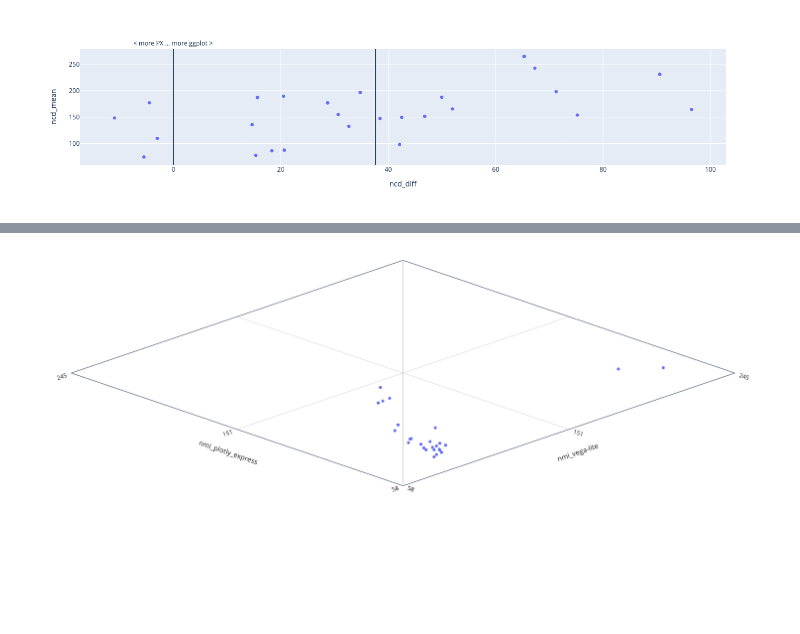
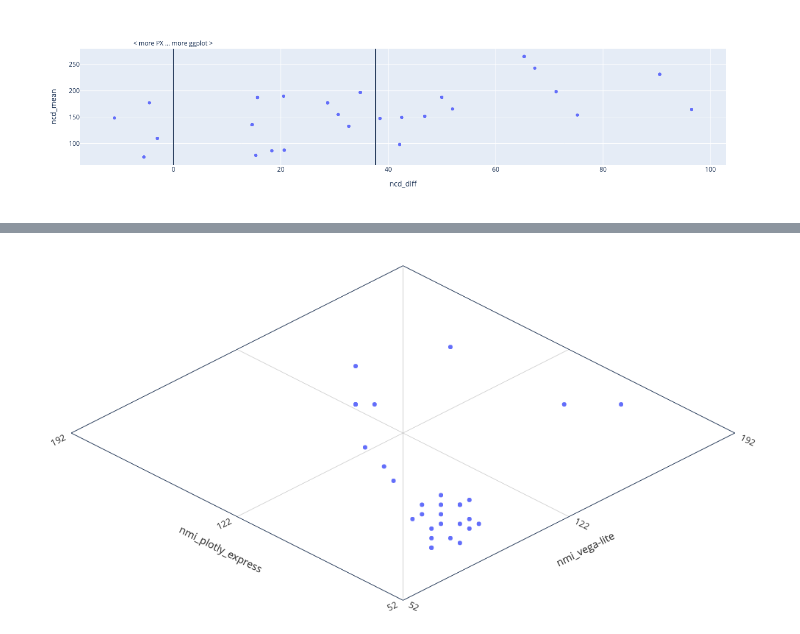
Before and after one commit to notascope/notascope, a Jupyter notebook: notebooks/compare_scatter.ipynb, the cells around one changed output, grey strips where cells are left out. Cells and saved outputs as stored; diff of their text form; code cells hidden in the pictures; blank space fills up the shorter version.

```diff
--- a/notebooks/compare_scatter.ipynb
+++ b/notebooks/compare_scatter.ipynb
@@ -128,40 +128,41 @@ def cross_notation_figure(study, notation, distance, notation2, distance2, from_
         x += "_" + notation
         y += "_" + notation2
 
-    merged = merged.groupby("from_slug").mean([x,y]).reset_index()
-    merged["selected"] = (merged["from_slug"] == from_slug) | (merged["from_slug"] == to_slug)
+    merged = merged.groupby("from_slug").median([x,y]).reset_index()
+    #merged["selected"] = (merged["from_slug"] == from_slug) | (merged["from_slug"] == to_slug)
 
     mn = min(merged[x].min(), merged[y].min())
     mx = max(merged[x].max(), merged[y].max())
     s = 0.1 * (mx - mn)
     mx += s
     mn -= s
     md = (mn+mx)/2
     md = round(md)
     mx = round(mx)
     mn = round(mn)
 
     fig = go.Figure([
 
-    go.Scattercarpet(mode="markers", a=merged[y], b=merged[x], hovertext=merged["from_slug"]),go.Carpet(
+    go.Scattercarpet(mode="markers", a=merged[y], b=merged[x],
+                     hovertext=merged["from_slug"]),go.Carpet(
         a = [mn, md, mx, mn, md, mx, mn, md, mx],
         b = [mn, mn, mn, md, md, md, mx, mx, mx],
         x = [ 0, -5,-10,  5,  0, -5, 10,  5,  0],
         y = [ 0,  5, 10,  5, 10, 15, 10, 15, 20],
         aaxis=dict(title=y, gridcolor="lightgrey"),
         baxis=dict(title=x, gridcolor="lightgrey"),
     ),
     ]
     )
     fig.add_shape(line_color="lightgrey", line_width=1, x0=0,x1=0,y0=0.1,y1=19.9)
     fig.update_xaxes(visible=False, range=[-11,11])
     fig.update_yaxes(visible=False, range=[-1,21])
     fig.update_layout(plot_bgcolor="white", margin=dict(b=0,t=0,l=0,r=0),
                       width=500, height=500, showlegend=False)
 
 
     return fig
 
 cross_notation_figure("movies", "vega-lite", "nmi", "plotly_express", "nmi", "bar_count", "bubble_agg")
 # %% [output]
-[figure, old version]
+[figure, new version]
```
Also changed, not shown: parts of 5 cells of this notebook, 2 other files.
